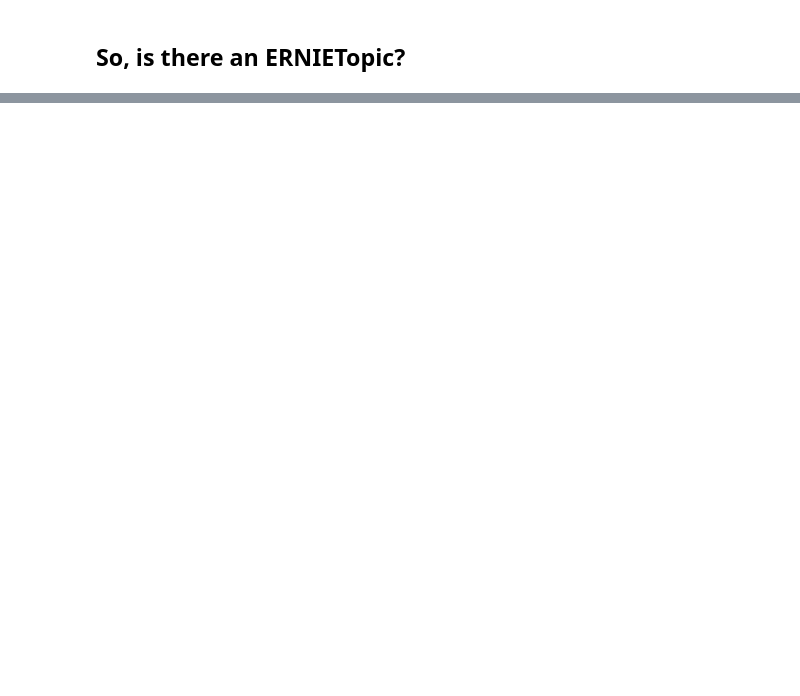
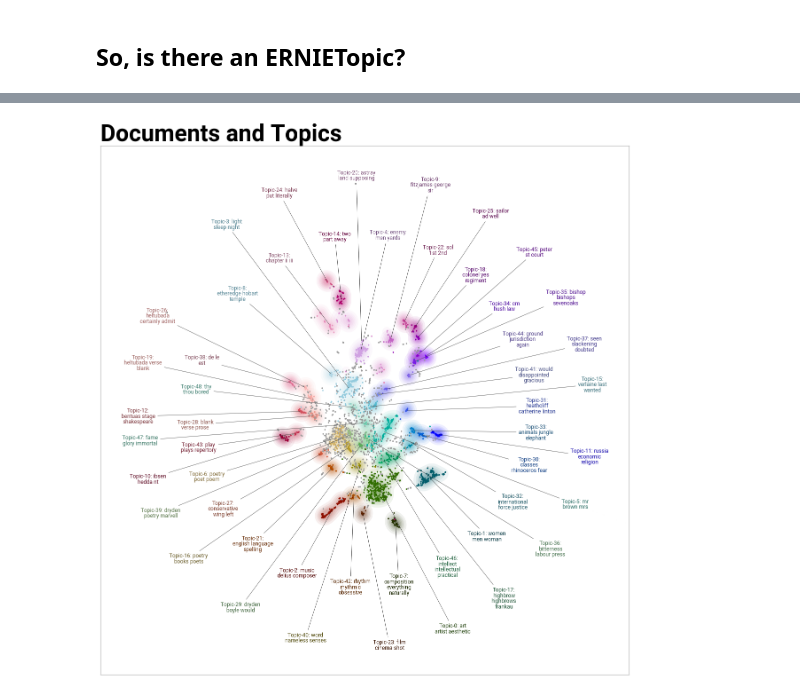
Before and after one commit to JoshuaAPhillips/hogarth-essays, a Jupyter notebook: bertopic.ipynb, the cells around one changed output, grey strips where cells are left out. Cells and saved outputs as stored; diff of their text form; code cells hidden in the pictures; blank space fills up the shorter version.

Commit message:
updated bertopic model

```diff
--- a/bertopic.ipynb
+++ b/bertopic.ipynb
@@ -86,0 +80,11 @@ topic_model.get_topic(similar_topics[0])
+# %%
+topic_model = topic_model.load("./output/bertopic_model")
+docs = training_data["TEXT"]
+reduced_embeddings = UMAP(n_neighbors=10, n_components=2, min_dist=0.0, metric='cosine').fit_transform(embeddings)
+
+topic_model.get_topic(0)
+
+datamap = topic_model.visualize_document_datamap(docs, reduced_embeddings=reduced_embeddings)
+datamap.savefig("./output/datamap.png")
+# %% [output]
+[figure, added]
```
Also changed, not shown: parts of 4 cells of this notebook, 4 other files.
